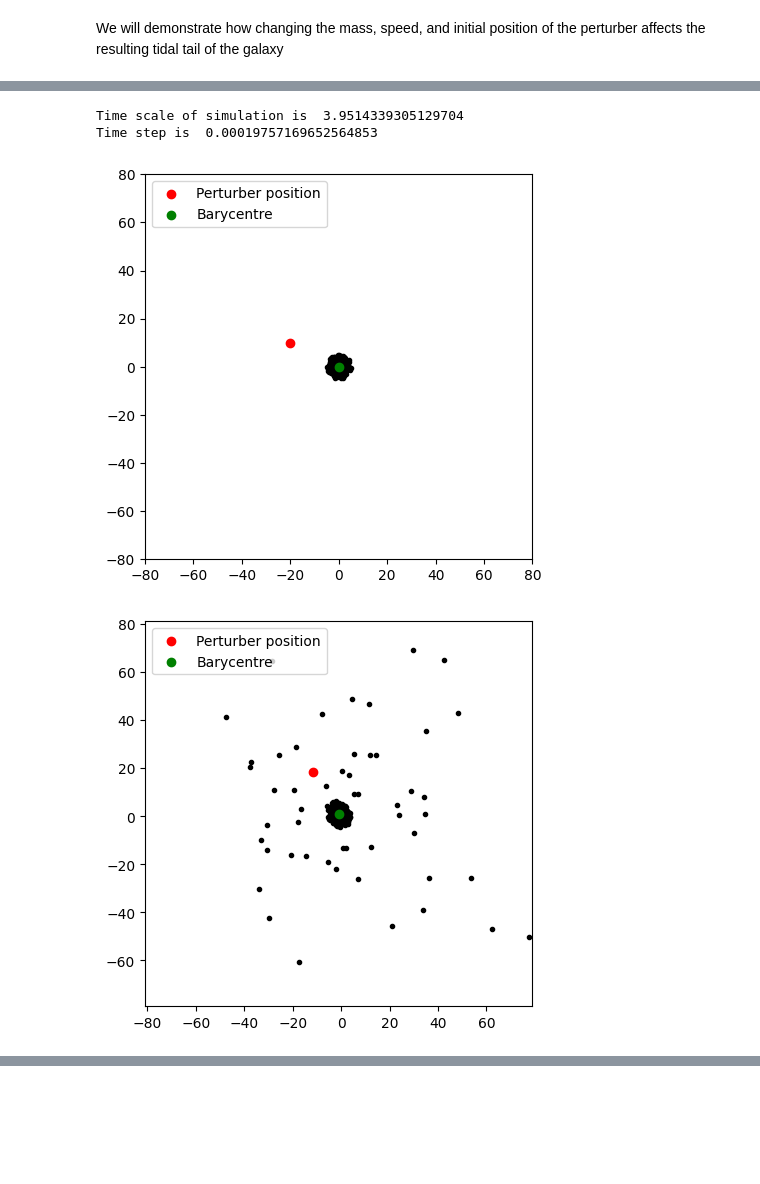
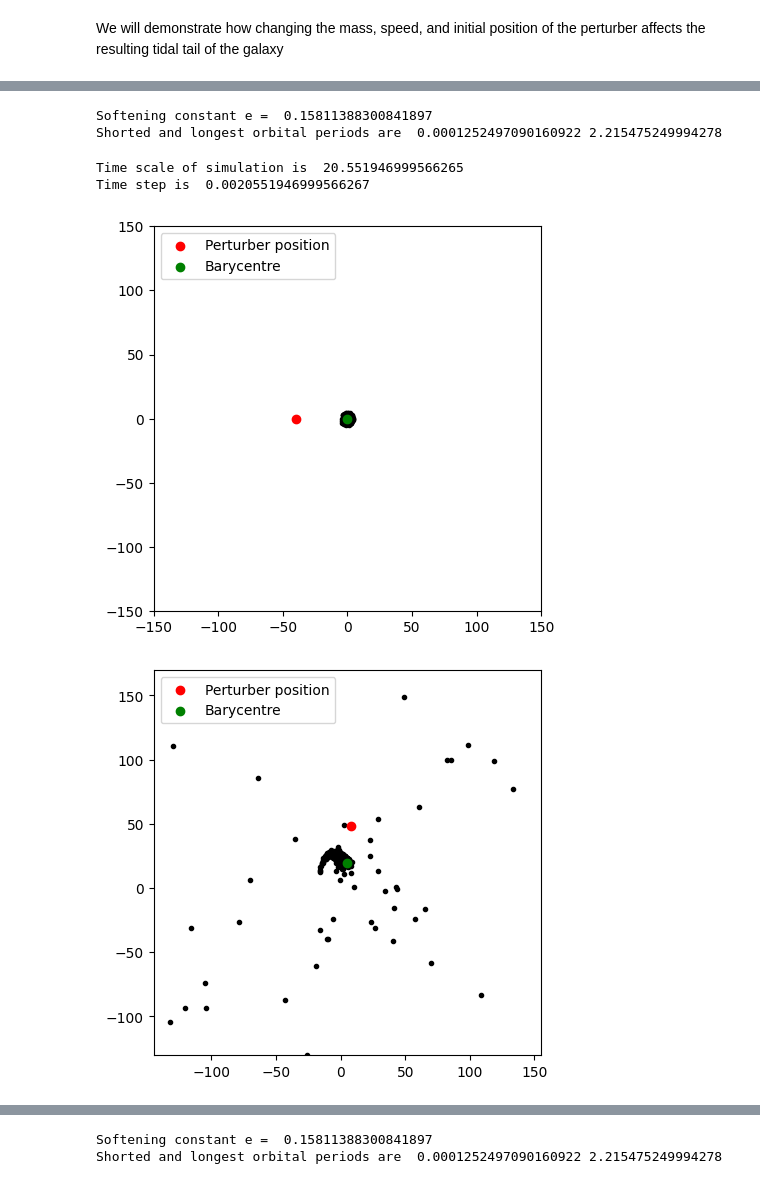
Before and after one commit to Emma-keaveney/Three-Body_Problem, a Jupyter notebook: simple_perturber.ipynb, the cells around one changed output, grey strips where cells are left out. Cells and saved outputs as stored; diff of their text form; code cells hidden in the pictures; blank space fills up the shorter version.

Commit message:
Galaxy collision with a point-mass perturber

```diff
--- a/simple_perturber.ipynb
+++ b/simple_perturber.ipynb
@@ -118,7 +118,7 @@ def leapfrog_one_step(x,y,x_c, y_c, x_p, y_p, v_x, v_y, M, m_p, a, e):
 
     return x_new,y_new,v_x_new, v_y_new
 
-def all_stars(x,y,v_x, v_y, v_p, m,m_p,a, e, n, initial, r_max, leapfrog = True):
+def all_stars(x,y,v_x, v_y, v_p, m,m_p,a, e, n, initial, leapfrog = True):
 
     '''
     At each time-step calculates the new coordinates and velocities of each star using the function
@@ -183,17 +183,9 @@ def all_stars(x,y,v_x, v_y, v_p, m,m_p,a, e, n, initial, r_max, leapfrog = True)
             positions_array[i,j,0] = x_new
             positions_array[i,j,1] = y_new
 
-        #Calculate the new barycentre of the galaxy. If a star is by than twice the radius of the galaxy away from the barycentre, consider that star 'stripped' and exclude it from later barycentre calculations
-        x_c = 0
-        y_c = 0
-        m_c = 0
-        for j in range(len(x)):
-            if np.sqrt(x[j]**2+y[j]**2) <= r_max:
-                x_c += x[j]*m[j]
-                y_c += y[j]*m[j]
-                m_c += m[j]
-        x_c = x_c/m_c
-        y_c = y_c/m_c
+        #update the barycentres
+        x_c = np.dot(x,m)/M
+        y_c = np.dot(y,m)/M
 
     return positions_array, np.array(perturber_positions), np.array(barycentre)
 
@@ -217,13 +209,15 @@ def initialise_values(p, r_max):
         T_max (array): the longest orbital period of stars in the galaxy
         v_min (float): the speed of the slowest star in the galaxy
     '''
+    np.random.seed(42)   #seed value so we can directly compare to C++
+
     #distribute r values according to the exponential progile
     R_d = r_max/3   #set scale length to be a third of the radius
     u = np.random.rand(p)
     r = -R_d * np.log(1 - u * (1 - np.exp(-r_max/R_d)))
 
     m = [1 for _ in range(p)]   #set all masses to be equal
-    e = max(r)/np.sqrt(p)     #set e relative to the size of the galaxy and number of stars
+    e = r_max/np.sqrt(p)     #set e relative to the size of the galaxy and number of stars
 
     print('Softening constant e = ', e)
 
@@ -328,26 +322,36 @@ Time step is  0.00033710757011894707
+# %%
+p = 1000      #number of stars
+r_max = 5     #radius of galaxy
+n = 10000     #number of time-steps
+
+#find the initial coordinates, positions, masses and periods of the stars
+x,y,v_x, v_y, m,e, T_min, T_max, v_min = initialise_values(p, r_max)
+# %% [output]
+Softening constant e =  0.15811388300841897
+Shorted and longest orbital periods are  0.0001252497090160922 2.215475249994278
 # %%
-#faster encounter with a larger perturber
+#slightly faster encounter with a larger perturber. We run the simulation for longer to see how the stars evolve once the perturber is further away from the galaxy
 
 mu = 5    #mass ratio of perturber to galaxy
-V = 1.2   #ratio of perturber velocity to minimum star circular velocity
+V = 1.65   #ratio of perturber velocity to minimum star circular velocity
 
 m_p = mu*p
 v_p = V*v_min
 
-initial =[-20,10]  #Set the initial position of the perturber
+initial =[-40,0]  #Set the initial position of the perturber
 
-#Set the duration of the simulation to be triple the time taken for the perturber to reach its closest approach with the galaxy
-T = 3*np.sqrt(initial[0]**2 + initial[1]**2)/v_p
+#Set the duration of the simulation to be a multiple of the time taken for the perturber to reach its closest approach with the galaxy
+T = 12*np.sqrt(initial[0]**2 + initial[1]**2)/v_p
 print('Time scale of simulation is ', T)
 
 a = T/n
 print('Time step is ',a)
 
-star_array, perturber, barycentre = all_stars(x,y,v_x,v_y,v_p, m,m_p,a, e, n, initial, r_max, True)
+star_array, perturber, barycentre = all_stars(x,y,v_x,v_y,v_p, m,m_p,a, e, n, initial, True)
 
-plotting(star_array,perturber,barycentre, n,8,160)
+plotting(star_array,perturber,barycentre, n,10,300)
 # %% [output]
-Time scale of simulation is  3.9514339305129704
-Time step is  0.00019757169652564853
+Time scale of simulation is  20.551946999566265
+Time step is  0.0020551946999566267
-[figure, old version]
+[figure, new version]
-[figure, old version]
+[figure, new version]
@@ -359,0 +366,10 @@ Time step is  0.00019757169652564853
+# %%
+p = 1000      #number of stars
+r_max = 5     #radius of galaxy
+n = 10000     #number of time-steps
+
+#find the initial coordinates, positions, masses and periods of the stars
+x,y,v_x, v_y, m,e, T_min, T_max, v_min = initialise_values(p, r_max)
+# %% [output]
+Softening constant e =  0.15811388300841897
+Shorted and longest orbital periods are  0.0001252497090160922 2.215475249994278
```
Also changed, not shown: parts of 4 cells of this notebook.
